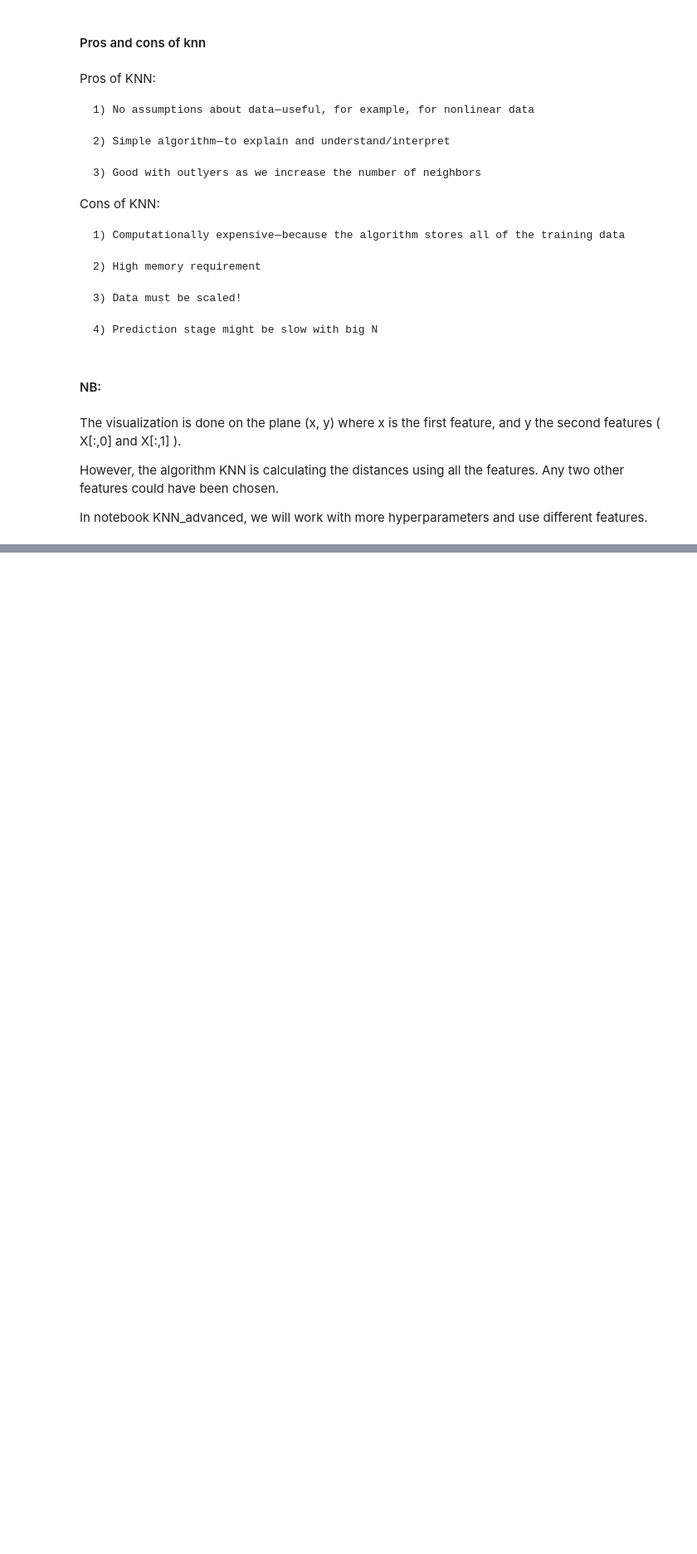
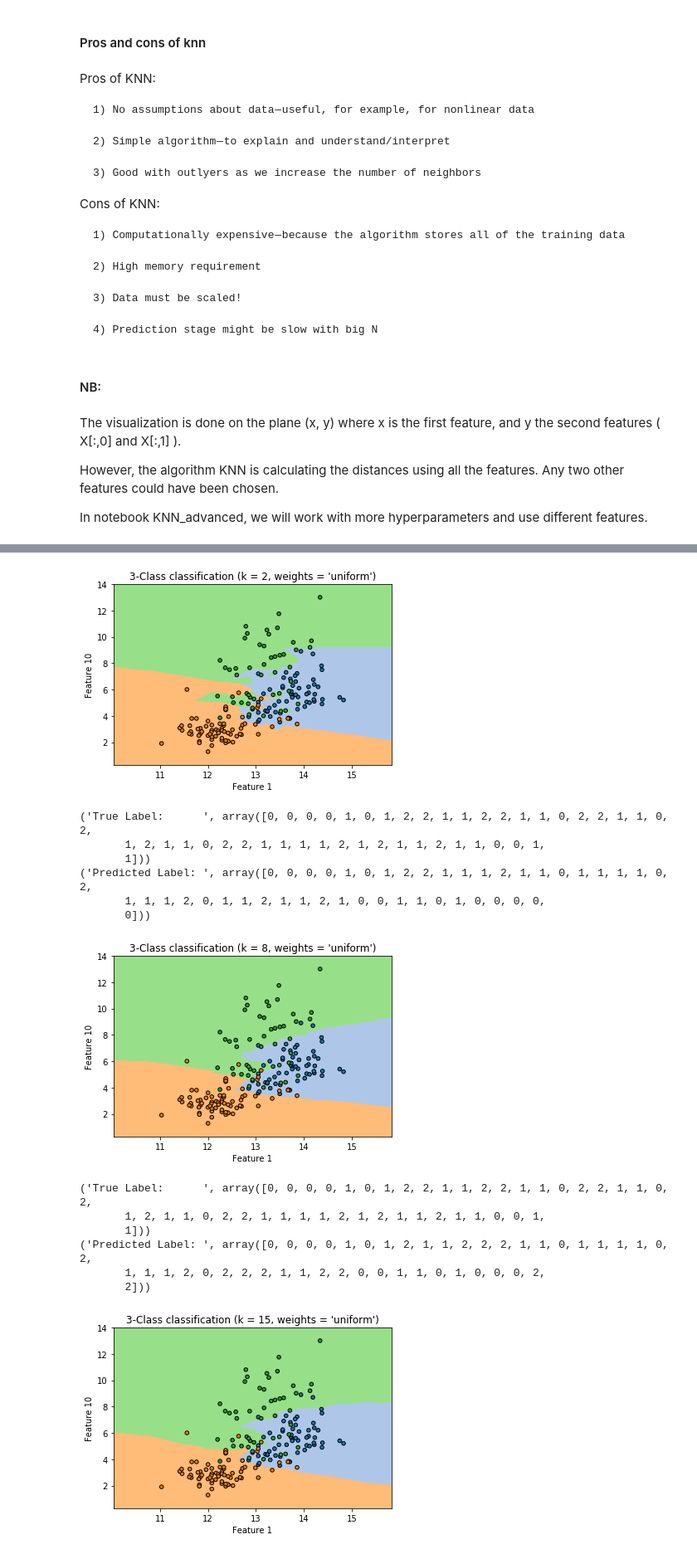
Before and after one commit to Reynolds534/IASS_18_ML, a Jupyter notebook: JUPYTER/Supervised/Classification/KNN.ipynb, the cells around one changed output, grey strips where cells are left out. Shown at 83% size. Saved outputs shown, nothing was run; the diff lists cells and outputs as text; code cells hidden in the pictures; blank space fills up the shorter version.

```diff
--- a/JUPYTER/Supervised/Classification/KNN.ipynb
+++ b/JUPYTER/Supervised/Classification/KNN.ipynb
@@ -66,7 +66,7 @@ We will change the value of n and see how the decision function changes.
 n_neighbors = [2, 5, 10]
 # using knn
 for i in n_neighbors:
-    KNN_plot(i)
-    fit_test(i)
+    KNN_plot_iris(i)
+    fit_test_iris(i)
 # %% [output]
 [figure]
@@ -112,0 +127,9 @@ In notebook KNN_advanced, we will work with more hyperparameters and use differe
+# %%
+# Loading the dataset
+wine = datasets.load_wine()
+wine_X = wine.data
+wine_y = wine.target
+
+# Overlook on the dataset
+print("Number of features: ", wine_X.shape[1])
+print("Labels: ", np.unique(wine_y))
@@ -112,0 +147,33 @@ In notebook KNN_advanced, we will work with more hyperparameters and use differe
+# %%
+# Split the wine data into training and testing sets as specified above
+## code here ##
+wine_X_train, wine_X_test, wine_y_train, wine_y_test = train_test_split(wine_X, wine_y, test_size=0.25)
+# %%
+# Create and fit a nearest-neighbor classifier
+# Describe the fit function, the true label, and the predicted labels
+def fit_test_wine(n): # n is the number of neighbors wanted
+    knn = KNeighborsClassifier(n)
+    knn.fit(wine_X_train, wine_y_train)
+    print('True Label:      ', wine_y_test)
+    print('Predicted Label: ', knn.predict(wine_X_test))
+# %%
+n_neighbors = [2, 8, 15]
+for i in n_neighbors:
+    KNN_plot_wine(i)
+    fit_test_wine(i)
+# %% [output]
+[figure, added]
+('True Label:      ', array([0, 0, 0, 0, 1, 0, 1, 2, 2, 1, 1, 2, 2, 1, 1, 0, 2, 2, 1, 1, 0, 2,
+       1, 2, 1, 1, 0, 2, 2, 1, 1, 1, 1, 2, 1, 2, 1, 1, 2, 1, 1, 0, 0, 1,
+       1]))
+('Predicted Label: ', array([0, 0, 0, 0, 1, 0, 1, 2, 2, 1, 1, 1, 2, 1, 1, 0, 1, 1, 1, 1, 0, 2,
+       1, 1, 1, 2, 0, 1, 1, 2, 1, 1, 2, 1, 0, 0, 1, 1, 0, 1, 0, 0, 0, 0,
+       0]))
+[figure, added]
+('True Label:      ', array([0, 0, 0, 0, 1, 0, 1, 2, 2, 1, 1, 2, 2, 1, 1, 0, 2, 2, 1, 1, 0, 2,
+       1, 2, 1, 1, 0, 2, 2, 1, 1, 1, 1, 2, 1, 2, 1, 1, 2, 1, 1, 0, 0, 1,
+       1]))
+('Predicted Label: ', array([0, 0, 0, 0, 1, 0, 1, 2, 1, 1, 2, 2, 2, 1, 1, 0, 1, 1, 1, 1, 0, 2,
+       1, 1, 1, 2, 0, 2, 2, 2, 1, 1, 2, 2, 0, 0, 1, 1, 0, 1, 0, 0, 0, 2,
+       2]))
+[figure, added]
```
Also changed, not shown: parts of 10 cells of this notebook, 2 other files.
